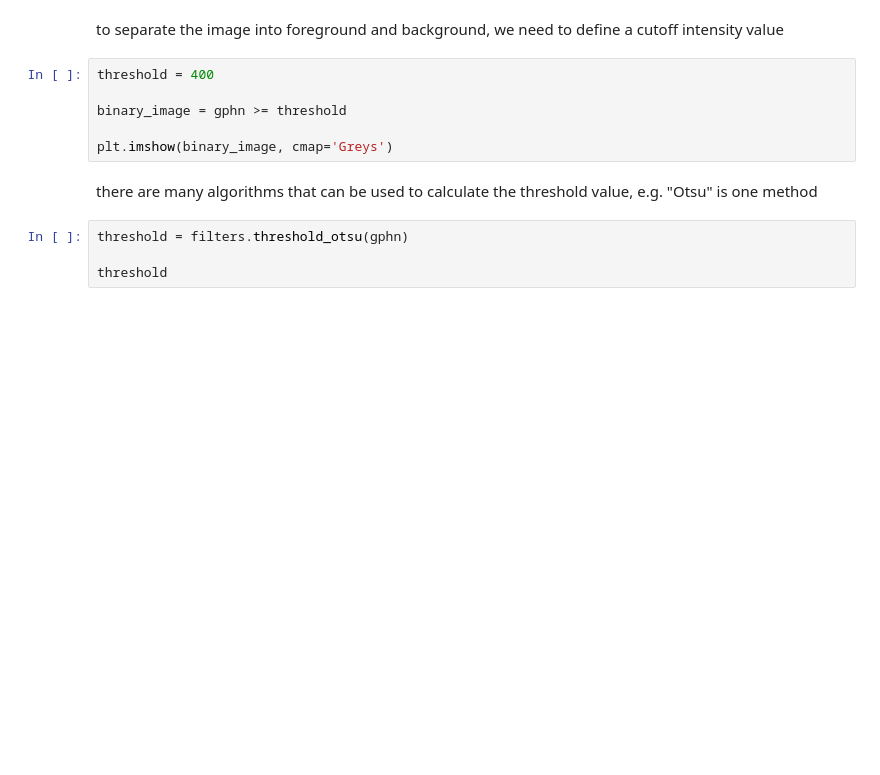
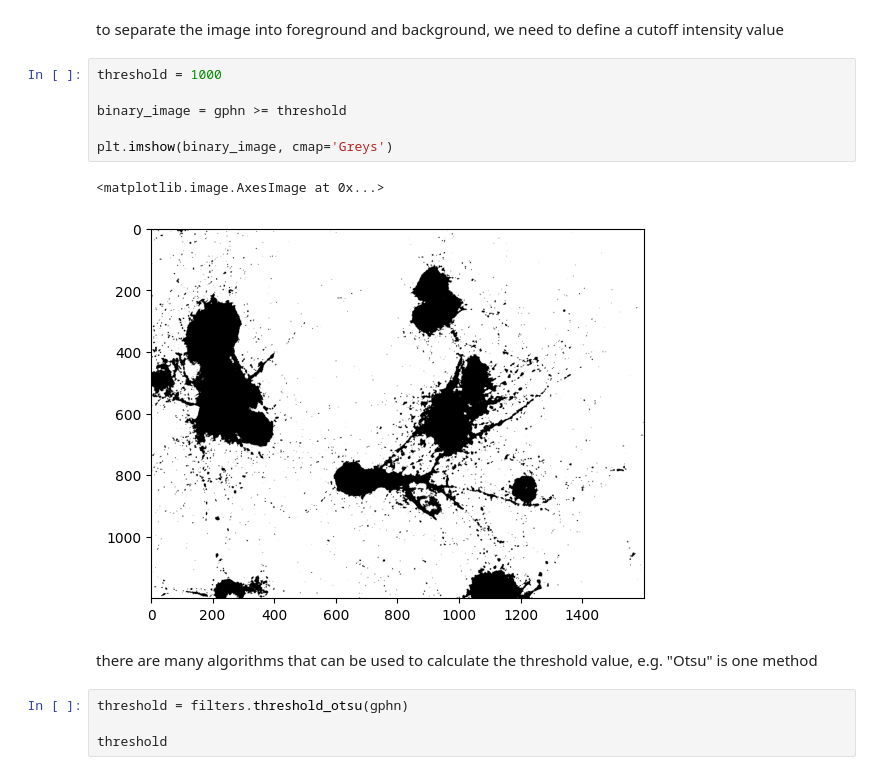
Before and after one commit to FilLieb/NBCimageAnalysis, a Jupyter notebook: learning/3_image_manipulations_advanced.ipynb, the cells around one changed output. Drawn from its saved outputs; the diff is of its cells as text; blank space fills up the shorter version.

Commit message:
all analyses and plotting

```diff
--- a/learning/3_image_manipulations_advanced.ipynb
+++ b/learning/3_image_manipulations_advanced.ipynb
@@ -29,11 +32,14 @@ plt.imshow(gphn, cmap='Greys')
 # %% [markdown]
 to separate the image into foreground and background, we need to define a cutoff intensity value
 # %%
-threshold = 400
+threshold = 1000
 
 binary_image = gphn >= threshold
 
 plt.imshow(binary_image, cmap='Greys')
+# %% [output]
+<matplotlib.image.AxesImage at 0x...>
+[figure, added]
 # %% [markdown]
 there are many algorithms that can be used to calculate the threshold value, e.g. "Otsu" is one method
 # %%
```
Also changed, not shown: parts of 7 cells of this notebook, 12 other files.
